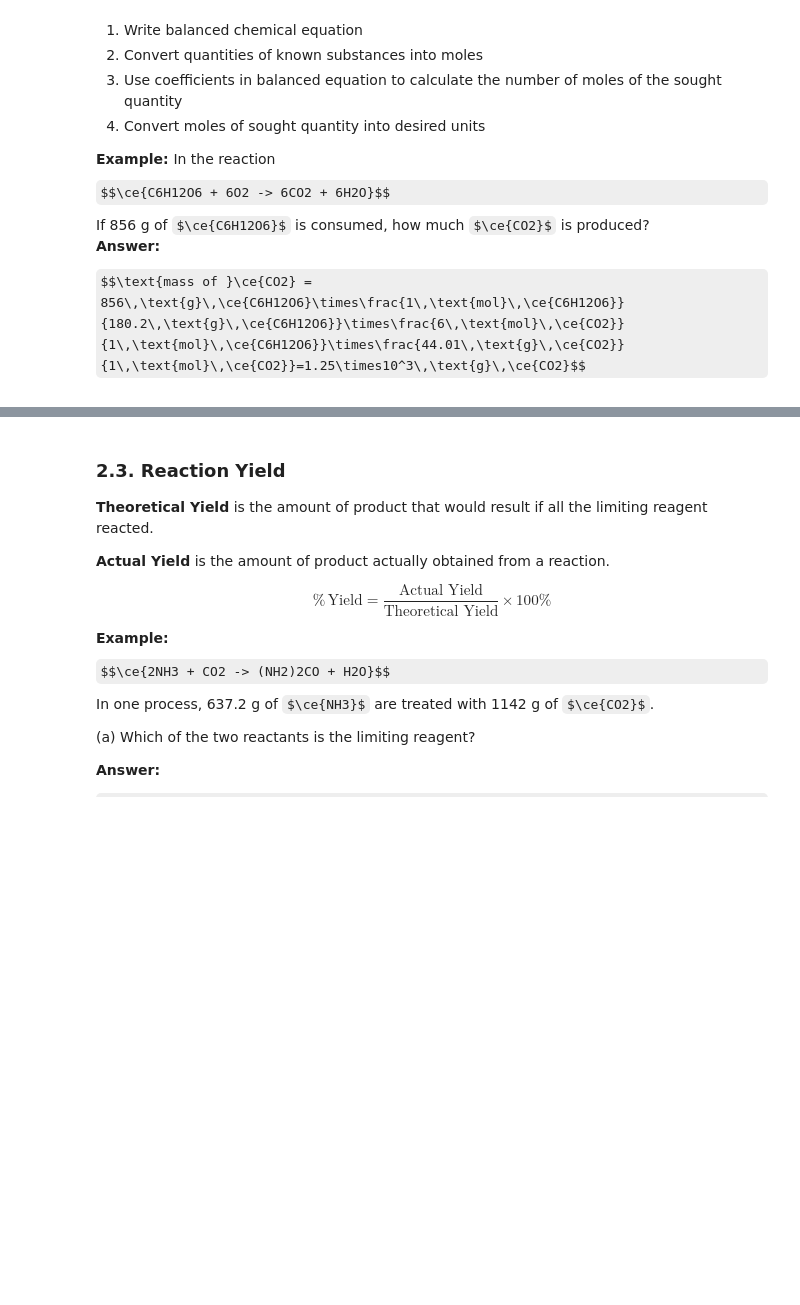
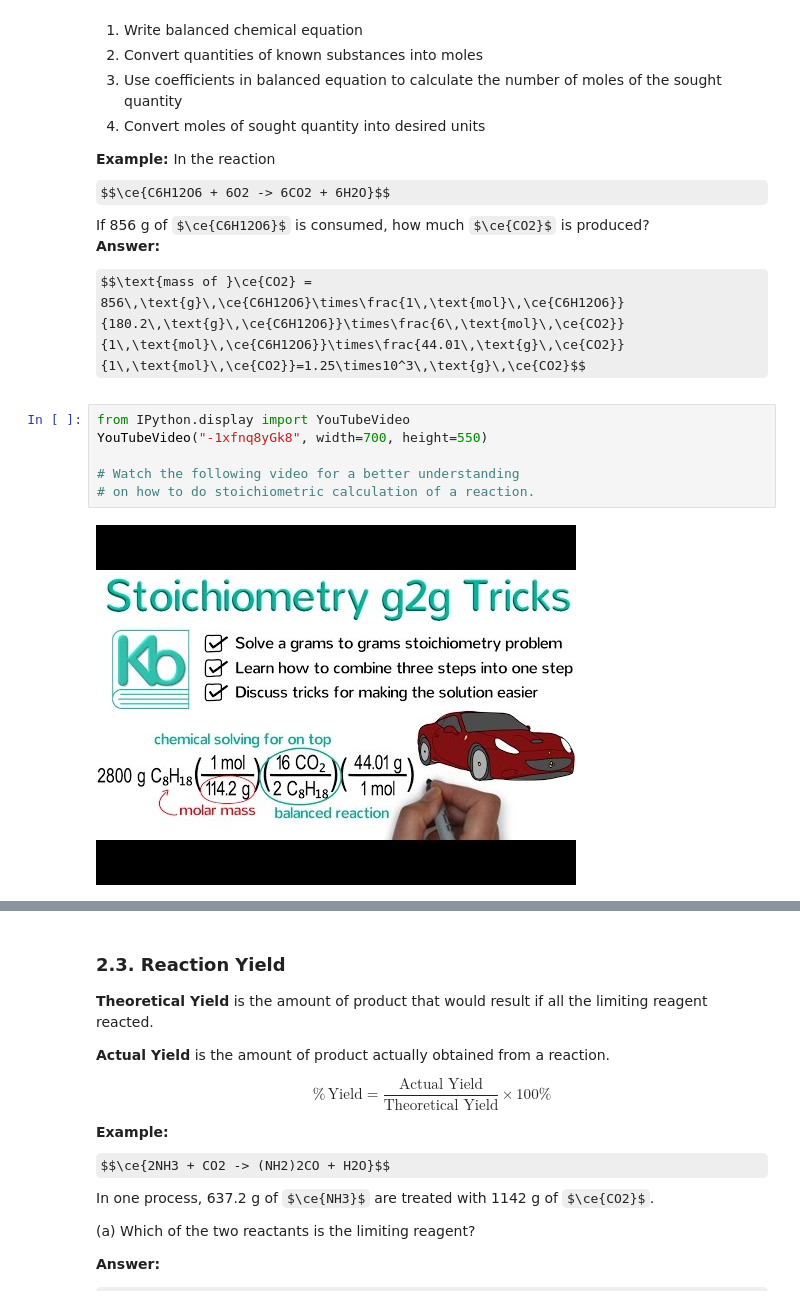
Before and after one commit to wangyu16/GeneralChemistry, a Jupyter notebook: Chapter 03. Stoichiometry.ipynb, the cells around one changed output, grey strips where cells are left out. Cells and saved outputs as stored; diff of their text form; some formulas as TeX source; blank space fills up the shorter version.

```diff
--- a/Chapter 03. Stoichiometry.ipynb
+++ b/Chapter 03. Stoichiometry.ipynb
@@ -218,6 +234,14 @@ If 856 g of $\ce{C6H12O6}$ is consumed, how much $\ce{CO2}$ is produced? <br>
 $$\text{mass of }\ce{CO2} = 856\,\text{g}\,\ce{C6H12O6}\times\frac{1\,\text{mol}\,\ce{C6H12O6}}{180.2\,\text{g}\,\ce{C6H12O6}}\times\frac{6\,\text{mol}\,\ce{CO2}}{1\,\text{mol}\,\ce{C6H12O6}}\times\frac{44.01\,\text{g}\,\ce{CO2}}{1\,\text{mol}\,\ce{CO2}}=1.25\times10^3\,\text{g}\,\ce{CO2}$$
 
 </div>
+# %%
+from IPython.display import YouTubeVideo
+YouTubeVideo("-1xfnq8yGk8", width=700, height=550)
+
+# Watch the following video for a better understanding
+# on how to do stoichiometric calculation of a reaction.
+# %% [output]
+[figure, added]
 # %% [markdown]
 ### 2.2. Limiting Reagent
 
```
Also changed, not shown: parts of 4 cells of this notebook.
